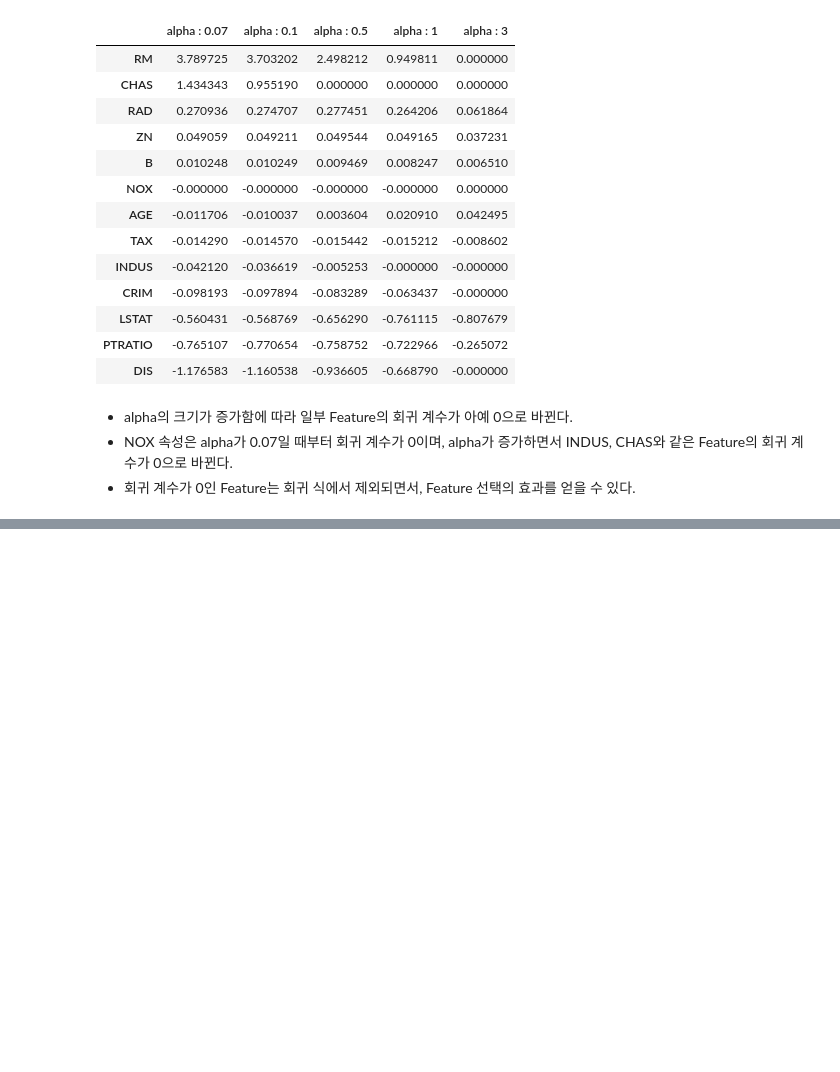
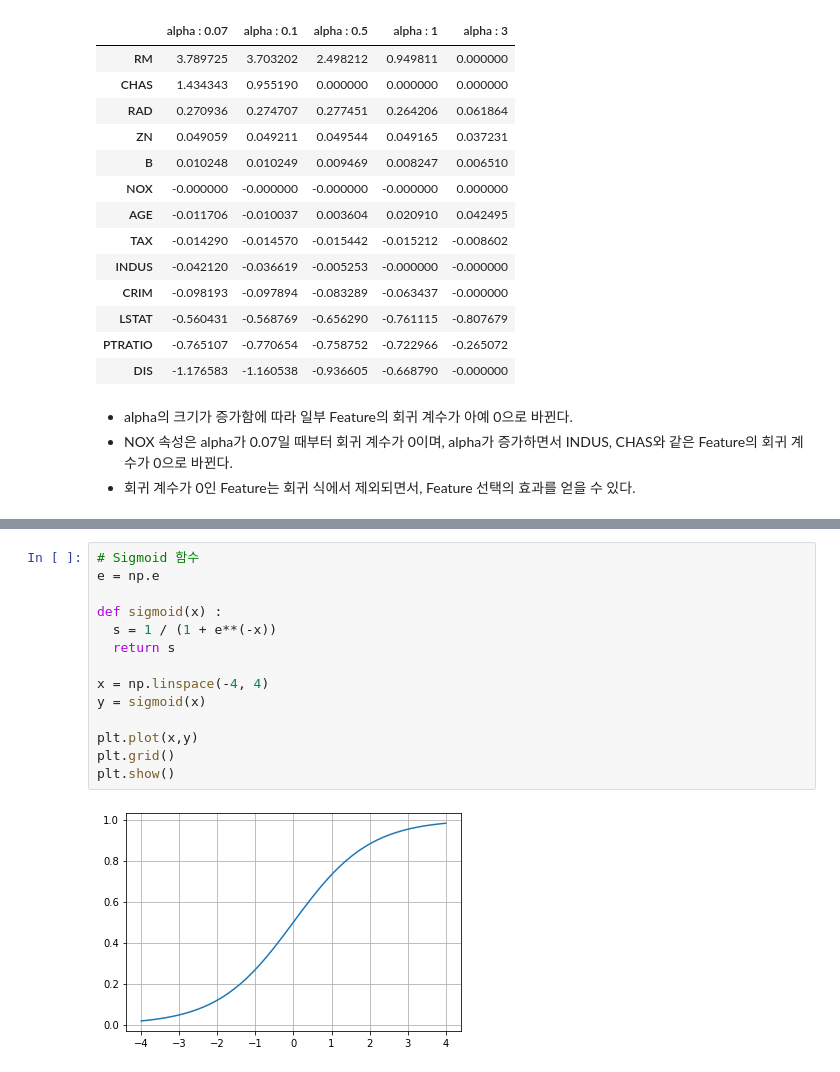
Before and after one commit to Dkepffl/2022-1-ESAA, a Jupyter notebook: Assignment/Assignment0527_Regression3.ipynb, the cells around one changed output, grey strips where cells are left out. Saved outputs shown, nothing was run; the diff lists cells and outputs as text; blank space fills up the shorter version.

```diff
--- a/Assignment/Assignment0527_Regression3.ipynb
+++ b/Assignment/Assignment0527_Regression3.ipynb
@@ -251,0 +378,16 @@ ____
+# %%
+# Sigmoid 함수
+e = np.e
+
+def sigmoid(x) :
+  s = 1 / (1 + e**(-x))
+  return s
+
+x = np.linspace(-4, 4)
+y = sigmoid(x)
+
+plt.plot(x,y)
+plt.grid()
+plt.show()
+# %% [output]
+[figure, added]
```
Also changed, not shown: parts of 46 cells of this notebook.
